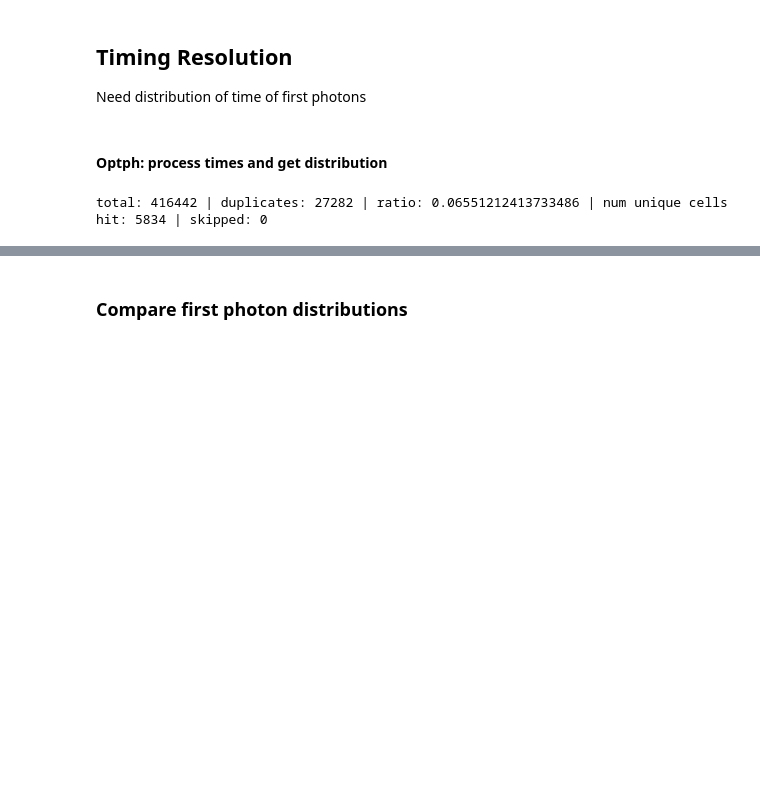
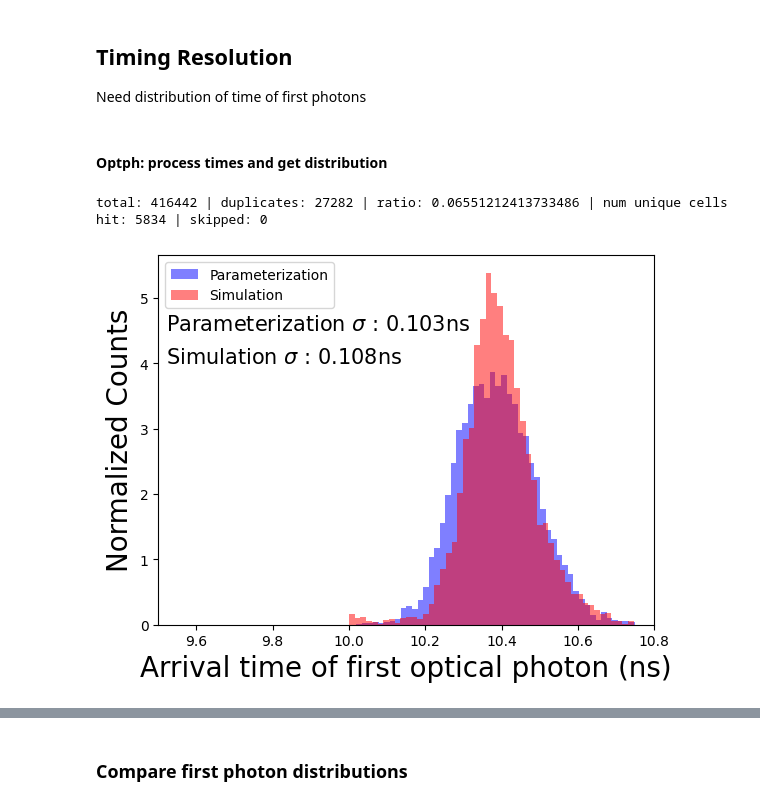
Before and after one commit to RowanKell/work_eic, a Jupyter notebook: macros/NF_timing_modeling/NF_one_bar_time_resolution.ipynb, the cells around one changed output, grey strips where cells are left out. Cells and saved outputs as stored; diff of their text form; code cells hidden in the pictures; blank space fills up the shorter version.

Commit message:
added plots for timing resolution after applying SiPM effects

```diff
--- a/macros/NF_timing_modeling/NF_one_bar_time_resolution.ipynb
+++ b/macros/NF_timing_modeling/NF_one_bar_time_resolution.ipynb
@@ -290,6 +290,9 @@ def process_scint_data_for_comparison(file_path =f"/hpc/group/vossenlab/rck32/ei
     # Find events that meet the threshold
     valid_events = unique_events[counts > threshold]
 
+    # List of all samples grouped by event:
+    samples_per_event = []
+
     # If there are valid events, process them
     if valid_events.numel() > 0:
         # Create a mask for valid events
@@ -312,9 +315,12 @@ def process_scint_data_for_comparison(file_path =f"/hpc/group/vossenlab/rck32/ei
 
         # Append to the corresponding sublist in the result list
         first_times.append(min_samples.tolist())
+        for event in unique_events:
+            event_samples = sorted_samples[sorted_events == event].numpy()
+            samples_per_event.append(event_samples)
 #         second_times.append(second_min_samples.tolist())
-    return first_times,second_min_samples,third_min_samples,samples
+    return first_times,second_min_samples,third_min_samples,samples, np.array(samples_per_event, dtype=object)
 # %%
-first_times, second_times,third_times, samples = process_scint_data_for_comparison(file_path = directory + filename)
+first_times, second_times,third_times, samples, samples_per_event = process_scint_data_for_comparison(file_path = directory + filename)
 # %% [output]
 (402084, 4)
@@ -344,0 +471,3 @@ total: 416442 | duplicates: 27282 | ratio: 0.06551212413733486 | num unique cell
+# %%
+accepted_times = np.array(accepted_times)
+first_times = np.array(first_times)
@@ -344,0 +477,15 @@ total: 416442 | duplicates: 27282 | ratio: 0.06551212413733486 | num unique cell
+# %%
+accepted_times_cut = accepted_times[(accepted_times < 10.75) & (accepted_times > 10)]
+first_times_cut = first_times[(first_times <10.75) & (first_times > 10)]
+# %%
+plot.hist(first_times_cut, bins = 50,density = True,alpha = 0.5,color = "blue", label = "Parameterization");
+plot.hist(accepted_times_cut,bins = 50,density = True,alpha = 0.5,color = "red", label = "Simulation");
+plot.ylabel("Normalized Counts",fontsize = 20)
+plot.xlabel("Arrival time of first optical photon (ns)",fontsize = 20)
+plot.text(9.52,4,f"Simulation $\sigma$ : {sim_std:0.3f}ns",fontsize = 15)
+plot.text(9.52,4.5,f"Parameterization $\sigma$ : {NF_std:0.3f}ns",fontsize = 15)
+plot.xlim(9.5,10.8)
+plot.legend();
+plot.savefig("plots/PaperPlots/resolution_NF_vs_sim_raw_1_8_time_constant_1GHz_sampling.pdf")
+# %% [output]
+[figure, added]
```
Also changed, not shown: parts of 11 cells of this notebook, 4 other files.
